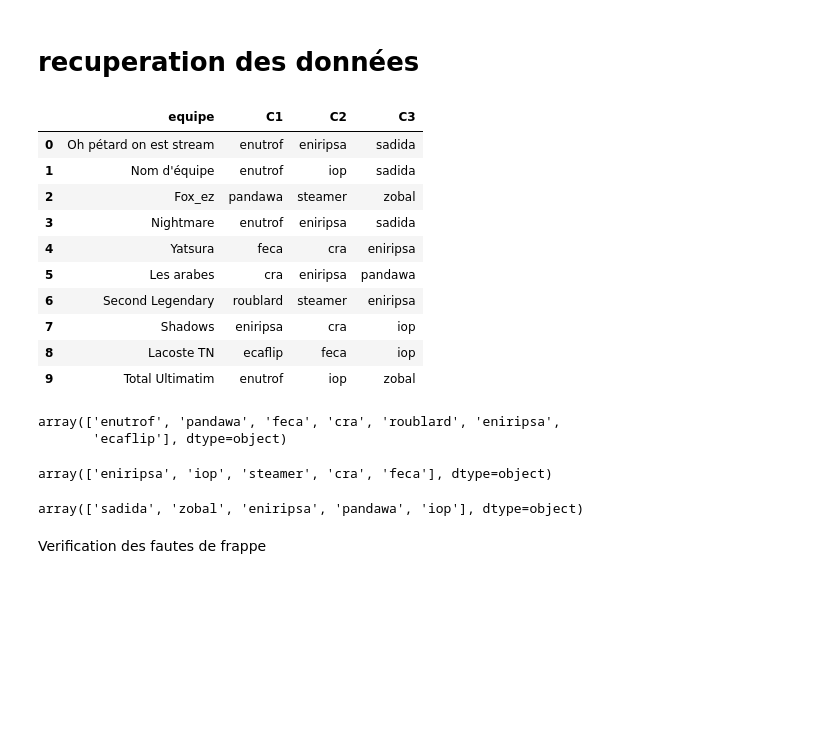
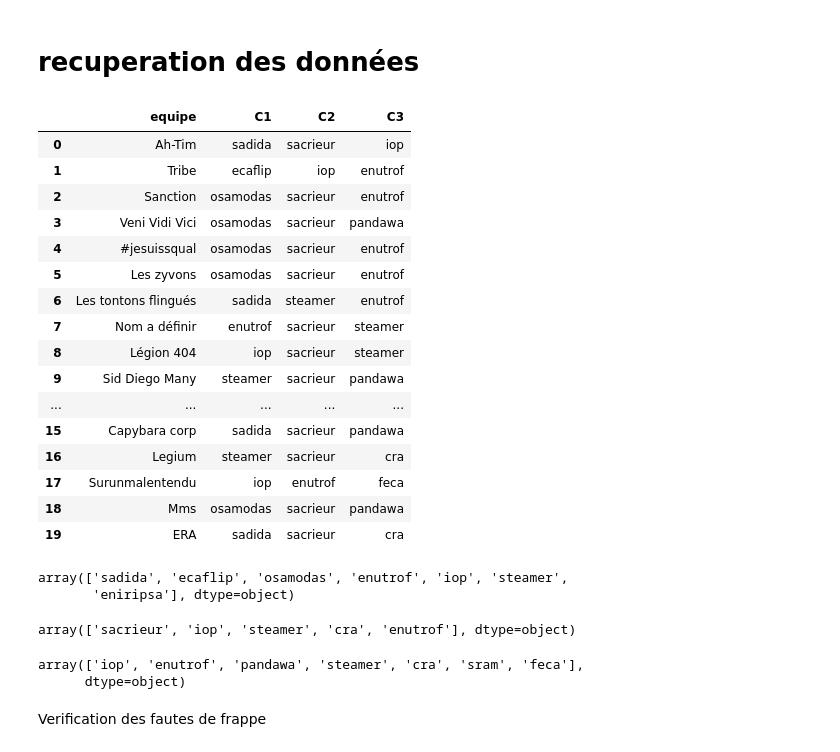
Before and after one commit to Warp-dt/Tournaments-stats, a Jupyter notebook: stats_equipes.ipynb, the cells around one changed output. Cells and saved outputs as stored; diff of their text form; code cells hidden in the pictures; blank space fills up the shorter version.

```diff
--- a/stats_equipes.ipynb
+++ b/stats_equipes.ipynb
@@ -11,9 +17,21 @@ import json
 # tournois="Grandapan sneaky tournament #1 19-10-2024"
 # tournois="TCL#11 08-11-2024"
 # tournois="Oshimo autumn cup #2 19-11-2024"
-# tournois = "Tili One Cup - Tili 1"
+# tournois = "Tili One Cup #1"
 # tournois= "Coupe Astrale #11 06-12-2024"
-tournois= "Tili Two Cup - Tili 2"
+# tournois= "Tili Two Cup #1"
+# tournois= "Coupe Astrale #12 09-05-2025"
+tournois="Oshimo's Cup - the last raid  09-05-2025"
+# tournois="TCL#12 09-05-2025"
+# tournois="Tili One Cup #2 02-05-2025"
+# tournois="Tili Two Cup #2 25-04-2025"
+
+# tournois_multiples=["Coupe Astrale #12 09-05-2025",
+# "Oshimo's Cup - the last raid  09-05-2025",
+# "TCL#12 09-05-2025",
+# "Tili One Cup #2 02-05-2025",
+# "Tili Two Cup #2 25-04-2025",
+# ]
 # %%
 Langue='FR'
 # Langue='ES'
@@ -48,34 +96,58 @@ TRADUCTIONS={
 }
 # %% [markdown]
 # recuperation des données
-# %%
-team=pd.read_excel(tournois+"/compo.xlsx")
-team
-# %% [output]
-|  | equipe | C1 | C2 | C3 |
-| 0 | Oh pétard on est stream | enutrof | eniripsa | sadida |
-| 1 | Nom d'équipe | enutrof | iop | sadida |
-| 2 | Fox_ez | pandawa | steamer | zobal |
-| 3 | Nightmare | enutrof | eniripsa | sadida |
-| 4 | Yatsura | feca | cra | eniripsa |
-| 5 | Les arabes | cra | eniripsa | pandawa |
-| 6 | Second Legendary | roublard | steamer | eniripsa |
-| 7 | Shadows | eniripsa | cra | iop |
-| 8 | Lacoste TN | ecaflip | feca | iop |
-| 9 | Total Ultimatim | enutrof | iop | zobal |
+# %%
+tn_folder=tournois
+try:
+    print(tournois_multiples)
+    tn_folder='multiple'
+
+    team_multiples = []
+    for tn in tournois_multiples:
+        tn_folder = tn_folder + "_" + tn.replace(" ", "_")
+        temp_team = pd.read_excel(tn + "/compo.xlsx")
+        temp_team["note"] = tn  # Fill the 'note' column with the value of tn
+        team_multiples.append(temp_team)
+    team = pd.concat(team_multiples, ignore_index=True)
+
+    if not os.path.exists(tn_folder):
+        os.makedirs(tn_folder+"/graphs")
+
+except NameError:
+    team=pd.read_excel(tournois+"/compo.xlsx")
+team
+# %% [output]
+|  | equipe | C1 | C2 | C3 |
+| 0 | Ah-Tim | sadida | sacrieur | iop |
+| 1 | Tribe | ecaflip | iop | enutrof |
+| 2 | Sanction | osamodas | sacrieur | enutrof |
+| 3 | Veni Vidi Vici | osamodas | sacrieur | pandawa |
+| 4 | #jesuissqual | osamodas | sacrieur | enutrof |
+| 5 | Les zyvons | osamodas | sacrieur | enutrof |
+| 6 | Les tontons flingués | sadida | steamer | enutrof |
+| 7 | Nom a définir | enutrof | sacrieur | steamer |
+| 8 | Légion 404 | iop | sacrieur | steamer |
+| 9 | Sid Diego Many | steamer | sacrieur | pandawa |
+| ... | ... | ... | ... | ... |
+| 15 | Capybara corp | sadida | sacrieur | pandawa |
+| 16 | Legium | steamer | sacrieur | cra |
+| 17 | Surunmalentendu | iop | enutrof | feca |
+| 18 | Mms | osamodas | sacrieur | pandawa |
+| 19 | ERA | sadida | sacrieur | cra |
 # %%
 team['C1'].unique()
 # %% [output]
-array(['enutrof', 'pandawa', 'feca', 'cra', 'roublard', 'eniripsa',
-       'ecaflip'], dtype=object)
+array(['sadida', 'ecaflip', 'osamodas', 'enutrof', 'iop', 'steamer',
+       'eniripsa'], dtype=object)
 # %%
 team['C2'].unique()
 # %% [output]
-array(['eniripsa', 'iop', 'steamer', 'cra', 'feca'], dtype=object)
+array(['sacrieur', 'iop', 'steamer', 'cra', 'enutrof'], dtype=object)
 # %%
 team['C3'].unique()
 # %% [output]
-array(['sadida', 'zobal', 'eniripsa', 'pandawa', 'iop'], dtype=object)
+array(['iop', 'enutrof', 'pandawa', 'steamer', 'cra', 'sram', 'feca'],
+      dtype=object)
 # %% [markdown]
 Verification des fautes de frappe
 # %%
```
Also changed, not shown: parts of 18 cells of this notebook, 43 other files.
